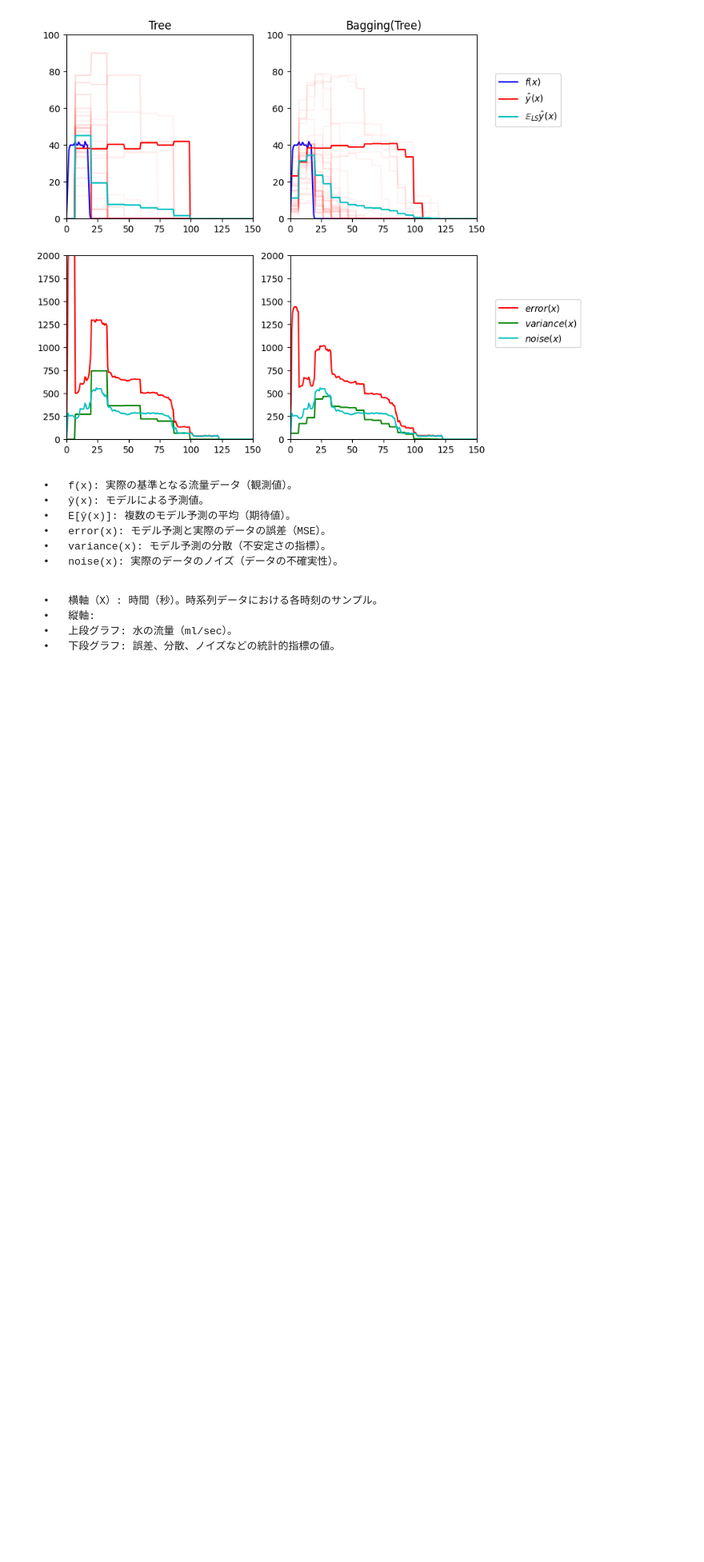
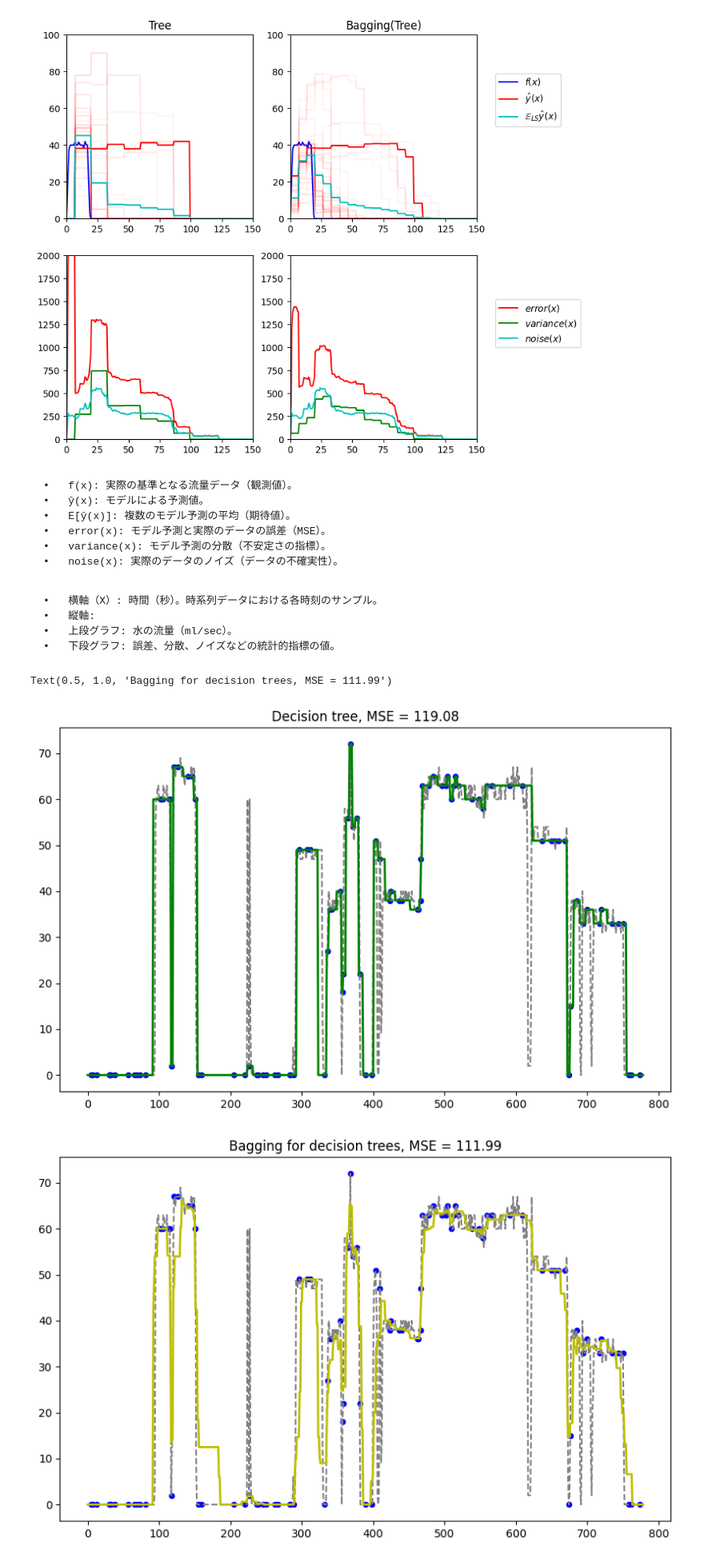
Before and after one commit to Tarantula-Community/EL-WaterDemandTS, a Jupyter notebook: Bagging.ipynb, the cells around one changed output. Shown at 80% size. Cells and saved outputs as stored; diff of their text form; code cells hidden in the pictures; blank space fills up the shorter version.

Commit message:
oneday_kitchen decision tree added

```diff
--- a/Bagging.ipynb
+++ b/Bagging.ipynb
@@ -265,3 +267,43 @@ plt.show()
 	•	縦軸:
 	•	上段グラフ: 水の流量（ml/sec）。
 	•	下段グラフ: 誤差、分散、ノイズなどの統計的指標の値。
+# %%
+# oneday_kitchen予測モデル(モスさん提供の論文より)
+
+n_train = 100
+n_test = 779
+#Generate data
+def generate(n_samples):
+    ts = np.genfromtxt('data/oneday_kitchen.csv', delimiter = ' ')
+    start_time = ts[0,0]
+    ts[:,0] -= start_time
+    X = random.sample(range(0, len(ts)), n_samples)
+    X.sort()
+    y = ts[X,1]
+    X = np.reshape(X, (n_samples, 1))
+    return X, y
+
+X_train, y_train = generate(n_samples = n_train)
+X_test, y_test = generate(n_samples = n_test)
+
+# One decision tree regressor
+dtree = DecisionTreeRegressor().fit(X_train, y_train)
+d_predict = dtree.predict(X_test)
+plt.figure(figsize = (10, 6))
+plt.plot(X_test, y_test, color = '0.5',linestyle = 'dashed')
+plt.scatter(X_train, y_train, c = 'b', s = 20)
+plt.plot(X_test, d_predict, 'g', lw = 2)
+plt.title('Decision tree, MSE = %.2f'  % np.divide(np.sum((y_test - d_predict) ** 2),n_test))
+
+# Bagging with a decision tree regressor
+bdt = BaggingRegressor(DecisionTreeRegressor()).fit(X_train, y_train)
+bdt_predict = bdt.predict(X_test)
+plt.figure(figsize = (10, 6))
+plt.plot(X_test, y_test, color = '0.5',linestyle = 'dashed')
+plt.scatter(X_train, y_train, c = 'b', s = 20)
+plt.plot(X_test, bdt_predict, 'y', lw = 2)
+plt.title('Bagging for decision trees, MSE = %.2f' % np.divide(np.sum((y_test - bdt_predict) ** 2),n_test))
+# %% [output]
+Text(0.5, 1.0, 'Bagging for decision trees, MSE = 111.99')
+[figure, added]
+[figure, added]
```
Also changed, not shown: parts of 1 cell of this notebook, 2 other files.
